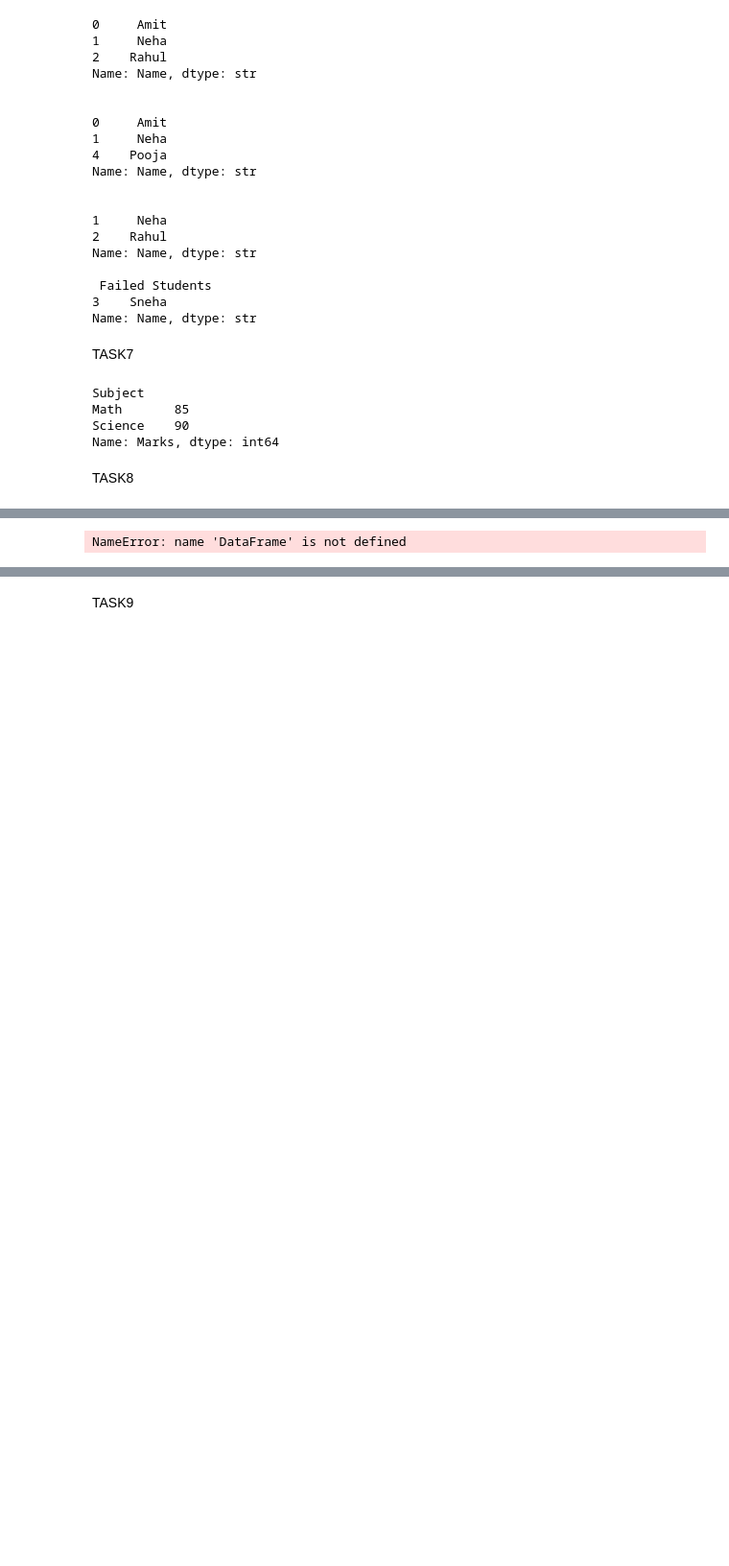
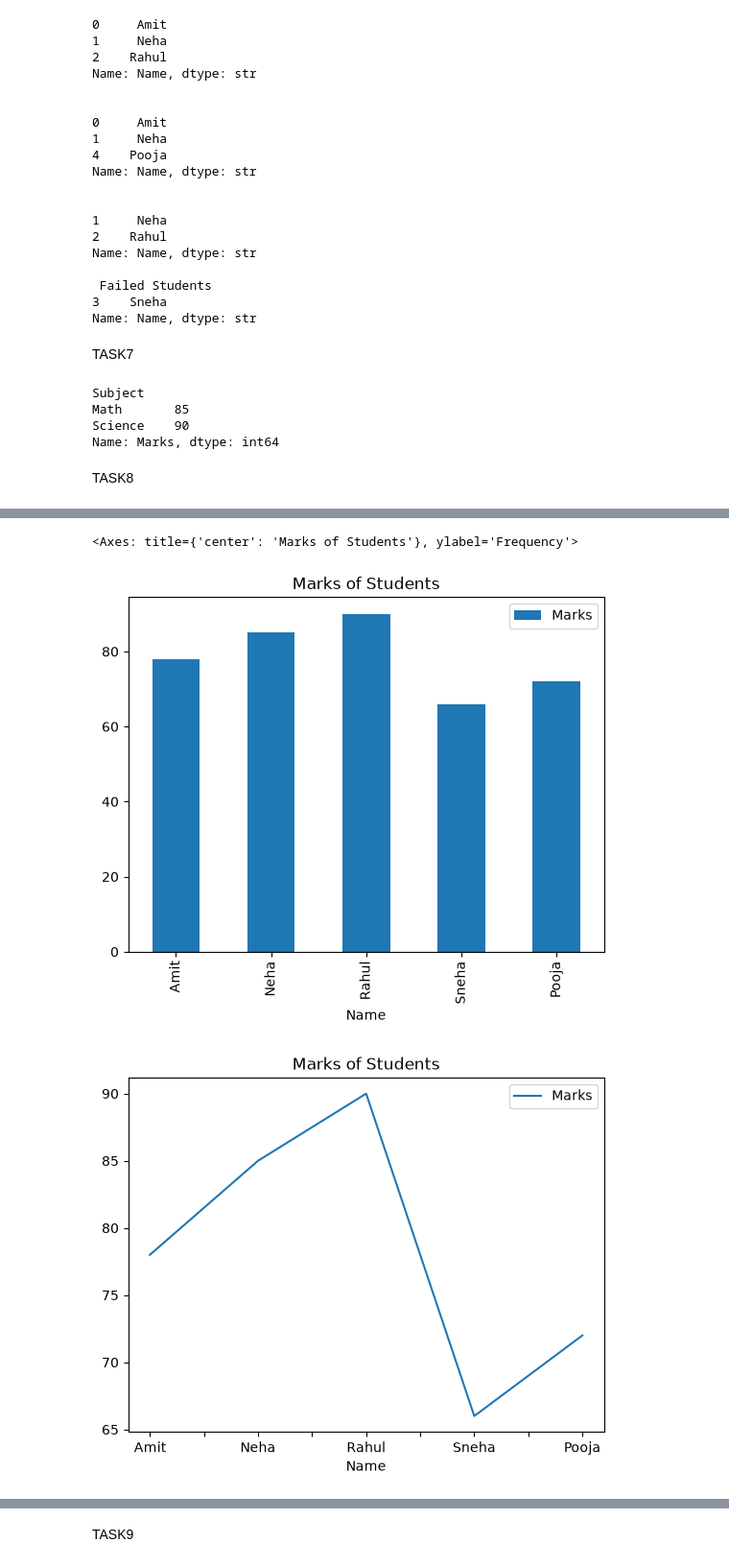
Before and after one commit to ak4shyadav/Seaborn, a Jupyter notebook: GenAI-Task10-AKASHYADAV/Assignment10.ipynb, the cells around one changed output, grey strips where cells are left out. Shown at 96% size. Drawn from its saved outputs; the diff is of its cells as text; code cells hidden in the pictures; blank space fills up the shorter version.

```diff
--- a/GenAI-Task10-AKASHYADAV/Assignment10.ipynb
+++ b/GenAI-Task10-AKASHYADAV/Assignment10.ipynb
@@ -202,6 +187,9 @@ Note: you may need to restart the kernel to use updated packages.
-# %%
-DataFrame.plot(kind='bar',x='Name',y='Marks',title='Marks of Students')
-Series.plot(kind='line',x='Name',y='Marks',title='Marks of Students')
-Series.plot(kind='hist',x='Name',y='Marks',title='Marks of Students')
-# %% [output]
-NameError: name 'DataFrame' is not defined
+# %%
+
+df.plot(kind='bar',x='Name',y='Marks',title='Marks of Students')
+df.plot(kind='line',x='Name',y='Marks',title='Marks of Students')
+df.plot(kind='hist',x='Name',y='Marks',title='Marks of Students')
+# %% [output]
+<Axes: title={'center': 'Marks of Students'}, ylabel='Frequency'>
+[figure, added]
+[figure, added]
```
Also changed, not shown: parts of 3 cells of this notebook, 1 other file.
